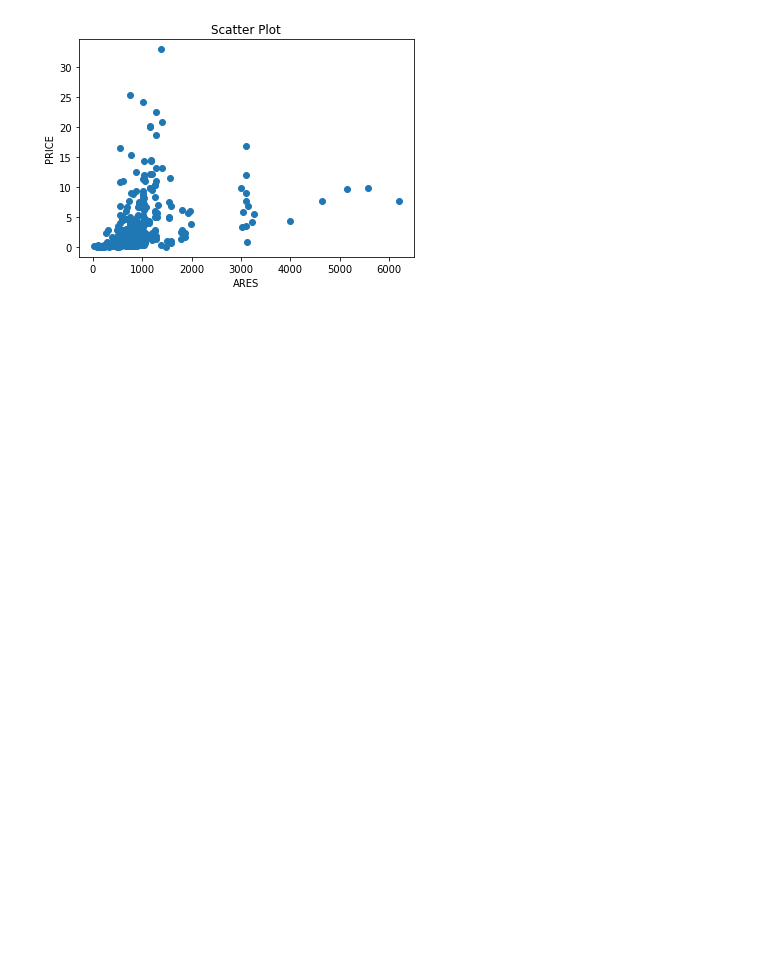
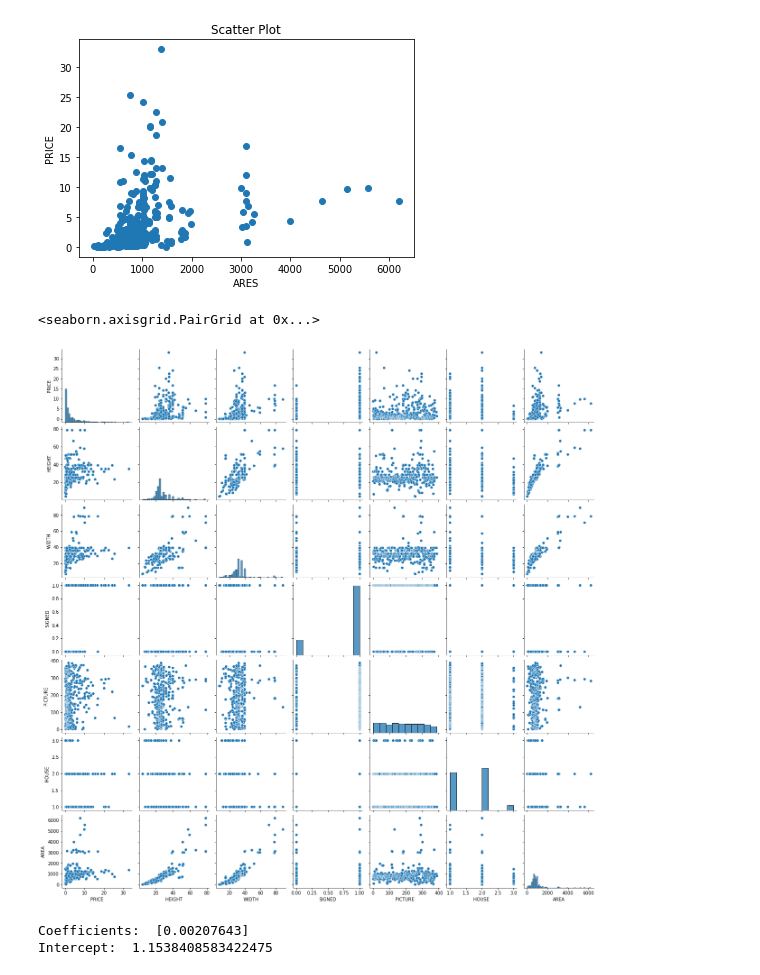
Before and after one commit to rghimre3/INFO5505_Machine_Learning_for-_Data_Scientist, a Jupyter notebook: INFO5505_Linear_Regression_(Assignment_1).ipynb, the cells around one changed output. Drawn from its saved outputs; the diff is of its cells as text; code cells hidden in the pictures; blank space fills up the shorter version.

```diff
--- a/INFO5505_Linear_Regression_(Assignment_1).ipynb
+++ b/INFO5505_Linear_Regression_(Assignment_1).ipynb
@@ -100,3 +104,8 @@ plt.title('Scatter Plot')
 plt.show()
 # %% [output]
 [figure]
+# %%
+sns.pairplot(df)
+# %% [output]
+<seaborn.axisgrid.PairGrid at 0x...>
+[figure, added]
@@ -102,0 +115,21 @@ plt.show()
+# %%
+# split the data into training and testing sets
+X_train, X_test, y_train, y_test = train_test_split(Area.reshape(-1,1), Price, test_size=0.2, random_state=42)
+
+# create a linear regression model
+model = LinearRegression()
+
+# fit the model to the training data
+model.fit(X_train, y_train)
+
+# make predictions on the testing data
+y_pred = model.predict(X_test)
+
+# print the model's coefficients
+print('Coefficients: ', model.coef_)
+
+# print the model's intercept
+print('Intercept: ', model.intercept_)
+# %% [output]
+Coefficients:  [0.00207643]
+Intercept:  1.1538408583422475
```
Also changed, not shown: parts of 5 cells of this notebook.
